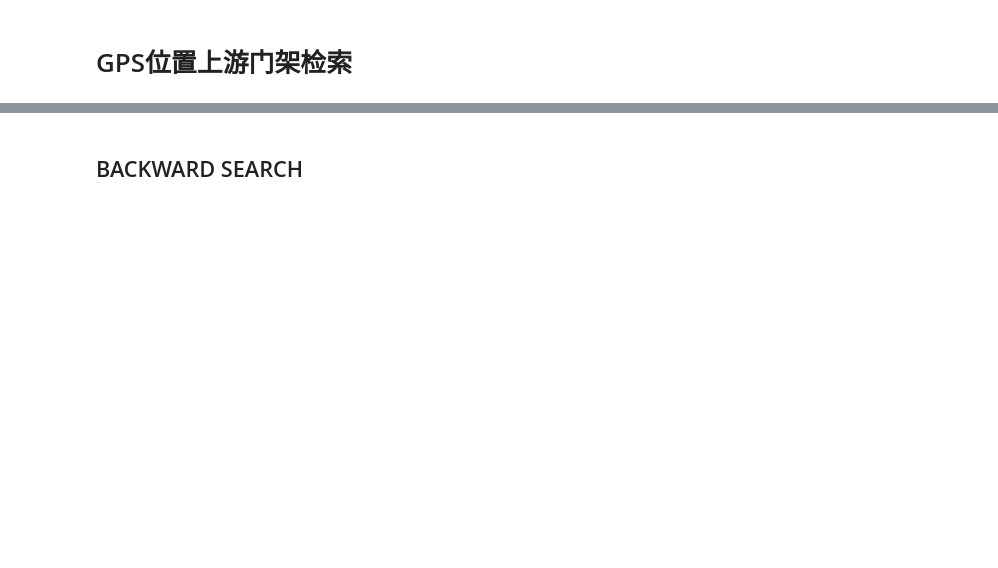
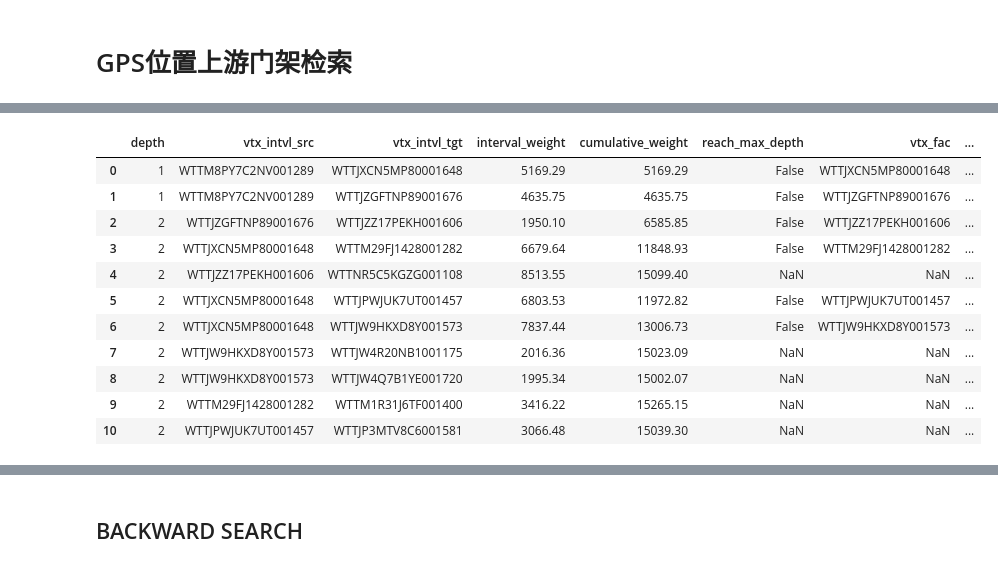
Before and after one commit to SeikaScarlet/cprn, a Jupyter notebook: jnb/x.ipynb, the cells around one changed output, grey strips where cells are left out. Cells and saved outputs as stored; diff of their text form; code cells hidden in the pictures; blank space fills up the shorter version.

```diff
--- a/jnb/x.ipynb
+++ b/jnb/x.ipynb
@@ -57,0 +102,15 @@ AttributeError: 'DiGraph' object has no attribute 'successor'
+# %%
+df
+# %% [output]
+|  | depth | vtx_intvl_src | vtx_intvl_tgt | interval_weight | cumulative_weight | reach_max_depth | vtx_fac | ... |
+| 0 | 1 | WTTM8PY7C2NV001289 | WTTJXCN5MP80001648 | 5169.29 | 5169.29 | False | WTTJXCN5MP80001648 | ... |
+| 1 | 1 | WTTM8PY7C2NV001289 | WTTJZGFTNP89001676 | 4635.75 | 4635.75 | False | WTTJZGFTNP89001676 | ... |
+| 2 | 2 | WTTJZGFTNP89001676 | WTTJZZ17PEKH001606 | 1950.10 | 6585.85 | False | WTTJZZ17PEKH001606 | ... |
+| 3 | 2 | WTTJXCN5MP80001648 | WTTM29FJ1428001282 | 6679.64 | 11848.93 | False | WTTM29FJ1428001282 | ... |
+| 4 | 2 | WTTJZZ17PEKH001606 | WTTNR5C5KGZG001108 | 8513.55 | 15099.40 | NaN | NaN | ... |
+| 5 | 2 | WTTJXCN5MP80001648 | WTTJPWJUK7UT001457 | 6803.53 | 11972.82 | False | WTTJPWJUK7UT001457 | ... |
+| 6 | 2 | WTTJXCN5MP80001648 | WTTJW9HKXD8Y001573 | 7837.44 | 13006.73 | False | WTTJW9HKXD8Y001573 | ... |
+| 7 | 2 | WTTJW9HKXD8Y001573 | WTTJW4R20NB1001175 | 2016.36 | 15023.09 | NaN | NaN | ... |
+| 8 | 2 | WTTJW9HKXD8Y001573 | WTTJW4Q7B1YE001720 | 1995.34 | 15002.07 | NaN | NaN | ... |
+| 9 | 2 | WTTM29FJ1428001282 | WTTM1R31J6TF001400 | 3416.22 | 15265.15 | NaN | NaN | ... |
+| 10 | 2 | WTTJPWJUK7UT001457 | WTTJP3MTV8C6001581 | 3066.48 | 15039.30 | NaN | NaN | ... |
```
Also changed, not shown: parts of 19 cells of this notebook, 1 other file.
